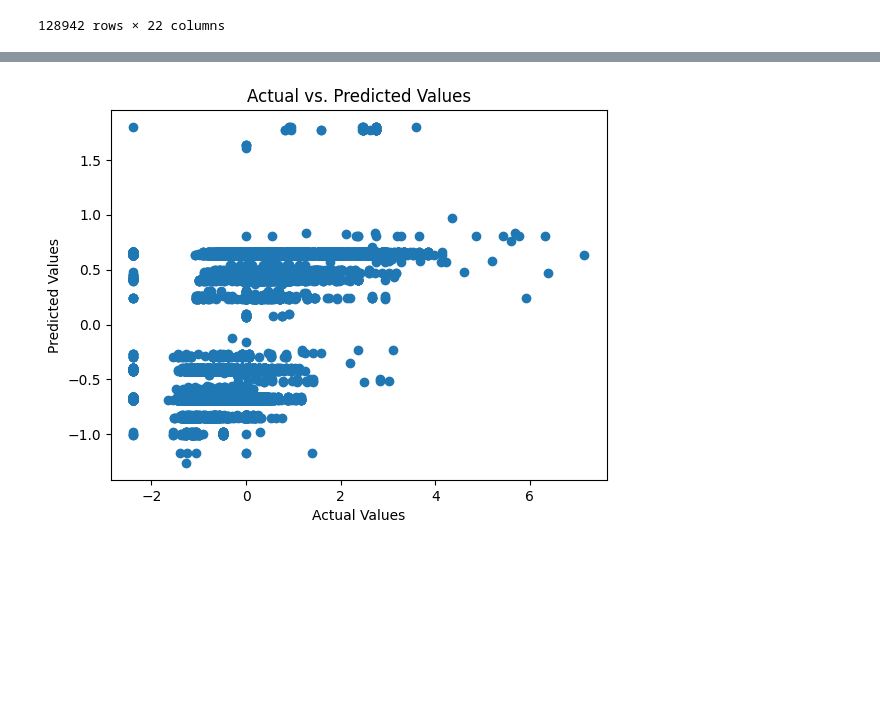
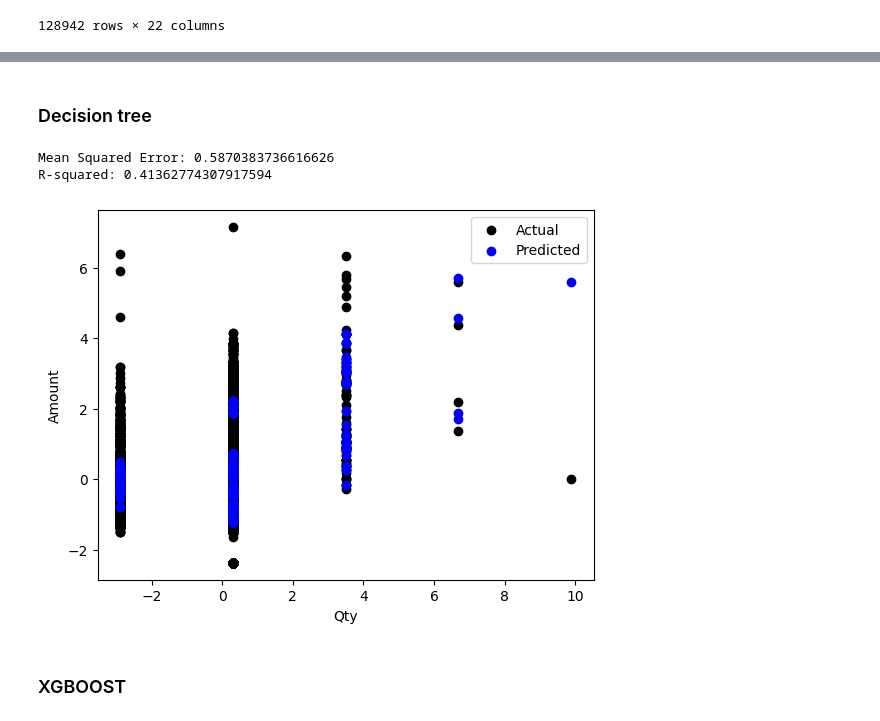
Before and after one commit to anvi2533/IndividualAssignment2, a Jupyter notebook: Inlämning 02 - Amazon Data Sales - Anders Viklund.ipynb, the cells around one changed output, grey strips where cells are left out. Drawn from its saved outputs; the diff is of its cells as text; code cells hidden in the pictures; blank space fills up the shorter version.

```diff
--- a/Inlämning 02 - Amazon Data Sales - Anders Viklund.ipynb
+++ b/Inlämning 02 - Amazon Data Sales - Anders Viklund.ipynb
@@ -269,8 +285,2 @@ R-squared: 0.38774917216524807
-# %%
-plt.scatter(y_test, y_pred)
-plt.xlabel('Actual Values')
-plt.ylabel('Predicted Values')
-plt.title('Actual vs. Predicted Values')
-plt.show()
-# %% [output]
-[figure, removed]
+# %% [markdown]
+### Decision tree
@@ -276,0 +293,32 @@ plt.show()
+# %%
+# Train-test split
+X_train, X_test, y_train, y_test = train_test_split(X, y, test_size=0.2, random_state=42)
+
+# Build and train the Decision Tree regression model
+regression_model = DecisionTreeRegressor(random_state=42)
+regression_model.fit(X_train, y_train)
+
+# Predictions on the test set
+y_pred = regression_model.predict(X_test)
+
+# Evaluate the regression model
+mse = mean_squared_error(y_test, y_pred)
+r2 = r2_score(y_test, y_pred)
+
+print(f"Mean Squared Error: {mse}")
+print(f"R-squared: {r2}")
+# %% [output]
+Mean Squared Error: 0.5870383736616626
+R-squared: 0.41362774307917594
+# %%
+# Visualize the predictions
+plt.scatter(X_test['Qty'], y_test, color='black', label='Actual')
+plt.scatter(X_test['Qty'], y_pred, color='blue', label='Predicted')
+plt.xlabel('Qty')
+plt.ylabel('Amount')
+plt.legend()
+plt.show()
+# %% [output]
+[figure, added]
+# %% [markdown]
+### XGBOOST
```
Also changed, not shown: parts of 9 cells of this notebook.
